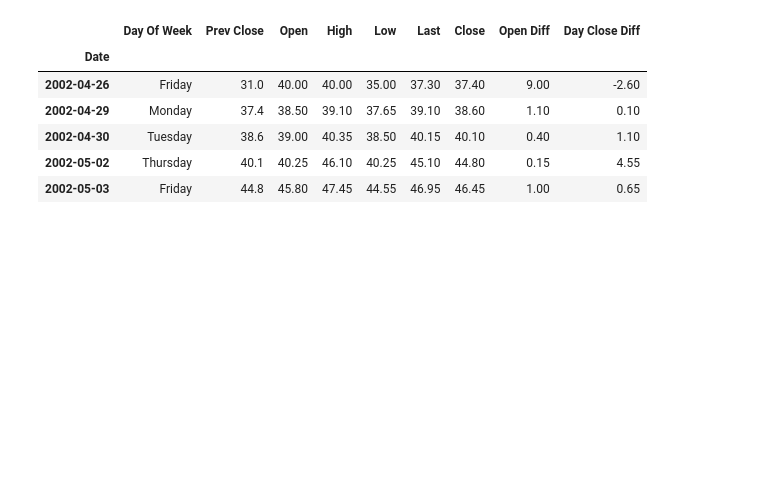
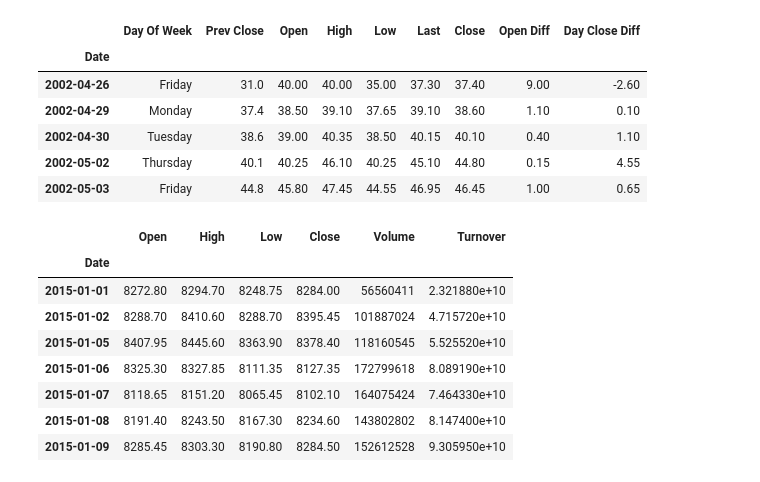
Before and after one commit to sonukumarraj007/share-market-analysis, a Jupyter notebook: share-price.ipynb, the cells around one changed output. Saved outputs shown, nothing was run; the diff lists cells and outputs as text; code cells hidden in the pictures; blank space fills up the shorter version.

```diff
--- a/share-price.ipynb
+++ b/share-price.ipynb
@@ -93,3 +116,17 @@ data_2021.to_excel(writer, sheet_name='2021')
 # %%
 # Close the Pandas Excel writer and output the Excel file.
 writer.save()
+# %%
+nifty = get_history(symbol="NIFTY", start=date(2015,1,1), end=date(2015,1,10),index=True)
+# %%
+nifty
+# %% [output]
+|  | Open | High | Low | Close | Volume | Turnover |
+| Date |  |  |  |  |  |  |
+| 2015-01-01 | 8272.80 | 8294.70 | 8248.75 | 8284.00 | 56560411 | 2.321880e+10 |
+| 2015-01-02 | 8288.70 | 8410.60 | 8288.70 | 8395.45 | 101887024 | 4.715720e+10 |
+| 2015-01-05 | 8407.95 | 8445.60 | 8363.90 | 8378.40 | 118160545 | 5.525520e+10 |
+| 2015-01-06 | 8325.30 | 8327.85 | 8111.35 | 8127.35 | 172799618 | 8.089190e+10 |
+| 2015-01-07 | 8118.65 | 8151.20 | 8065.45 | 8102.10 | 164075424 | 7.464330e+10 |
+| 2015-01-08 | 8191.40 | 8243.50 | 8167.30 | 8234.60 | 143802802 | 8.147400e+10 |
+| 2015-01-09 | 8285.45 | 8303.30 | 8190.80 | 8284.50 | 152612528 | 9.305950e+10 |
```
Also changed, not shown: parts of 6 cells of this notebook, 4 other files.
